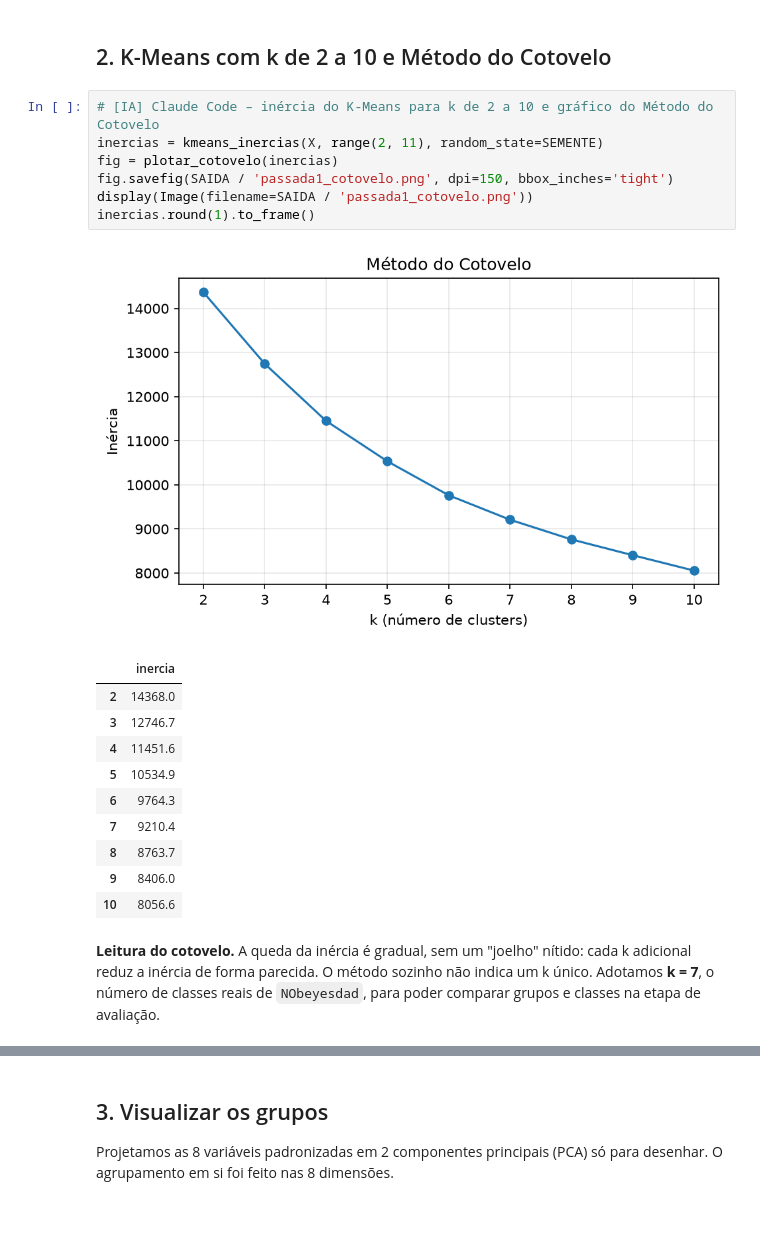
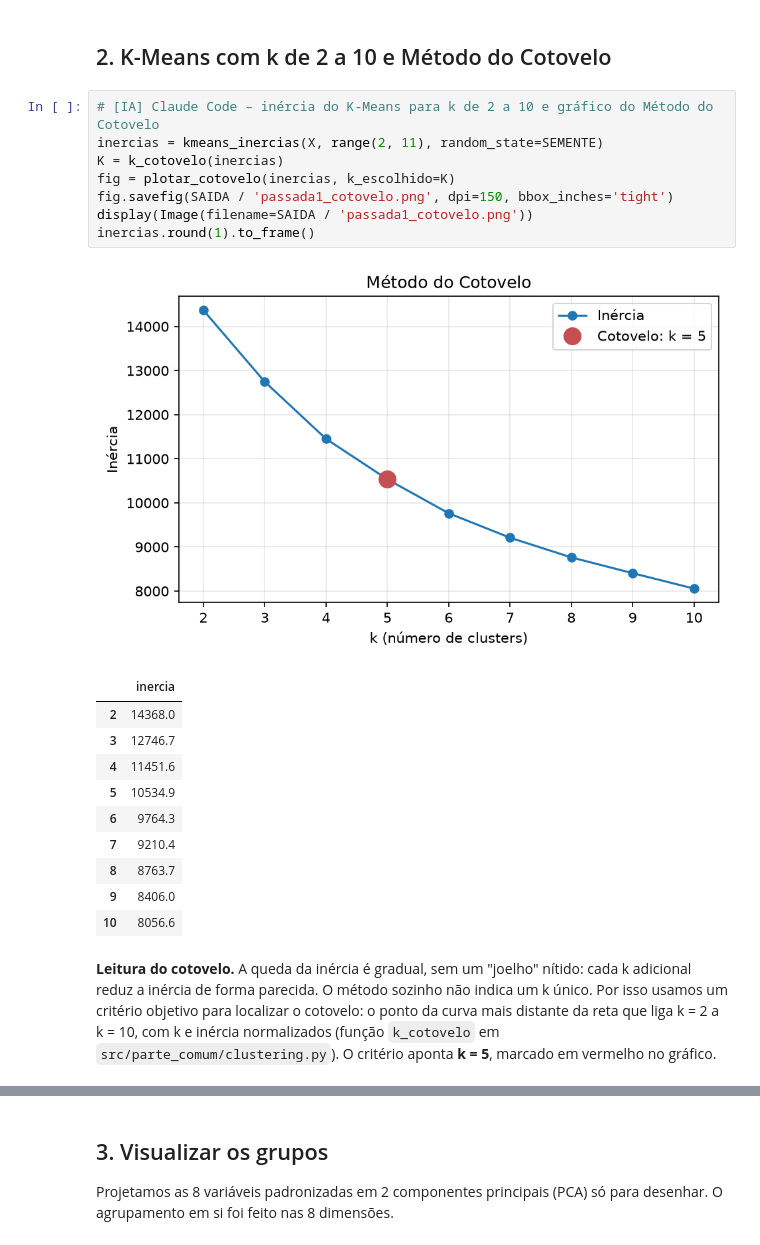
Before and after one commit to Fernandosoares10/projeto_avd_, a Jupyter notebook: notebooks/parte_comum/kmeans_passada1.ipynb, the cells around one changed output, grey strips where cells are left out. Cells and saved outputs as stored; diff of their text form; blank space fills up the shorter version.

Commit message:
Passada 1: escolher k pelo Metodo do Cotovelo (k = 5) com deteccao automatica e testes

```diff
--- a/notebooks/parte_comum/kmeans_passada1.ipynb
+++ b/notebooks/parte_comum/kmeans_passada1.ipynb
@@ -45,12 +45,13 @@ X.describe().loc[['mean', 'std']].round(3)
 # %%
 # [IA] Claude Code – inércia do K-Means para k de 2 a 10 e gráfico do Método do Cotovelo
 inercias = kmeans_inercias(X, range(2, 11), random_state=SEMENTE)
-fig = plotar_cotovelo(inercias)
+K = k_cotovelo(inercias)
+fig = plotar_cotovelo(inercias, k_escolhido=K)
 fig.savefig(SAIDA / 'passada1_cotovelo.png', dpi=150, bbox_inches='tight')
 display(Image(filename=SAIDA / 'passada1_cotovelo.png'))
 inercias.round(1).to_frame()
 # %% [output]
-[figure, old version]
+[figure, new version]
 |  | inercia |
 | 2 | 14368.0 |
 | 3 | 12746.7 |
@@ -62,5 +63,5 @@ inercias.round(1).to_frame()
 | 9 | 8406.0 |
 | 10 | 8056.6 |
 # %% [markdown]
-**Leitura do cotovelo.** A queda da inércia é gradual, sem um "joelho" nítido: cada k adicional reduz a inércia de forma parecida. O método sozinho não indica um k único. Adotamos **k = 7**, o número de classes reais de `NObeyesdad`, para poder comparar grupos e classes na etapa de avaliação.
+**Leitura do cotovelo.** A queda da inércia é gradual, sem um "joelho" nítido: cada k adicional reduz a inércia de forma parecida. O método sozinho não indica um k único. Por isso usamos um critério objetivo para localizar o cotovelo: o ponto da curva mais distante da reta que liga k = 2 a k = 10, com k e inércia normalizados (função `k_cotovelo` em `src/parte_comum/clustering.py`). O critério aponta **k = 5**, marcado em vermelho no gráfico.
 # %%
```
Also changed, not shown: parts of 5 cells of this notebook, 7 other files.
